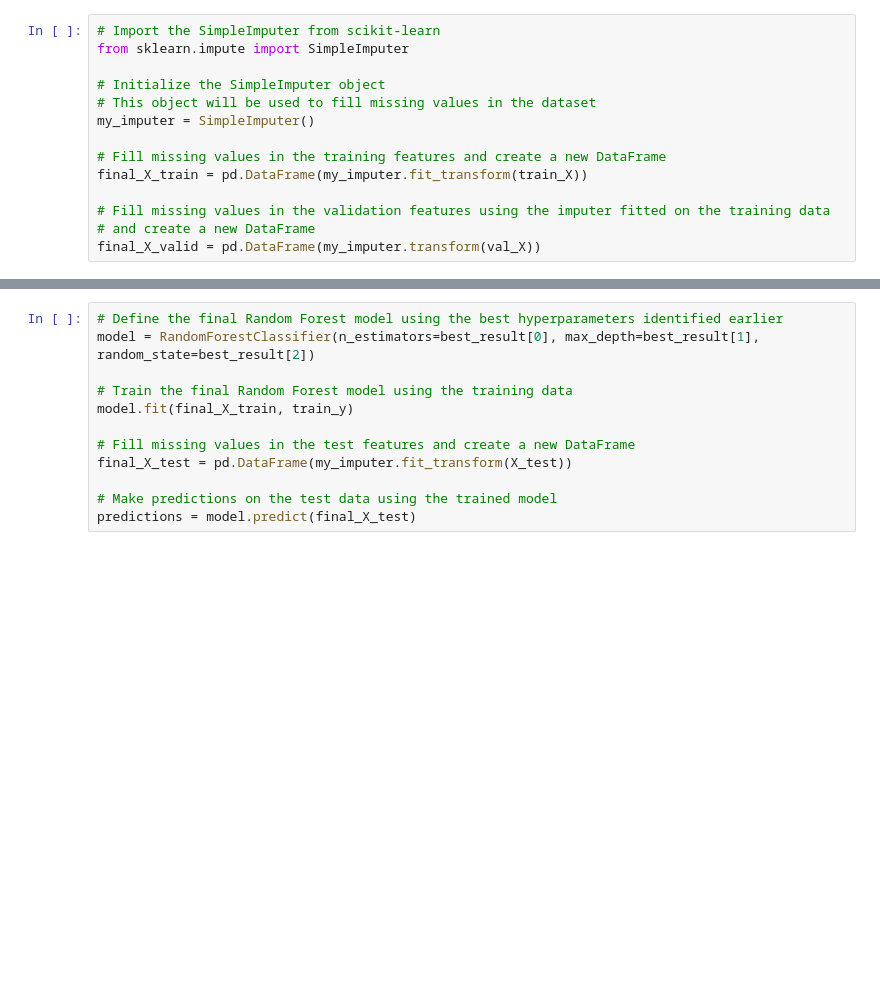
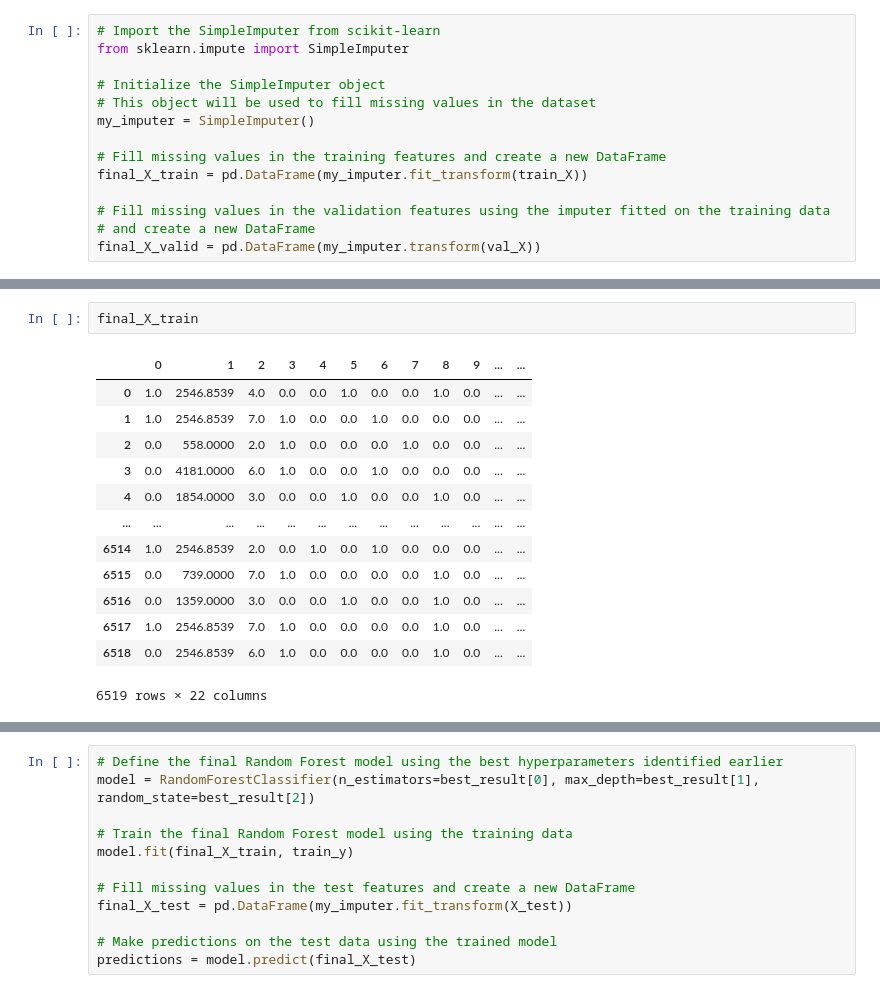
Before and after one commit to tsjendoll/kaggle, a Jupyter notebook: spaceship-titanic.ipynb, the cells around one changed output, grey strips where cells are left out. Cells and saved outputs as stored; diff of their text form; blank space fills up the shorter version.

```diff
--- a/spaceship-titanic.ipynb
+++ b/spaceship-titanic.ipynb
@@ -189,3 +312,19 @@ final_X_valid = pd.DataFrame(my_imputer.transform(val_X))
+# %%
+final_X_train
+# %% [output]
+|  | 0 | 1 | 2 | 3 | 4 | 5 | 6 | 7 | 8 | 9 | ... | ... |
+| 0 | 1.0 | 2546.8539 | 4.0 | 0.0 | 0.0 | 1.0 | 0.0 | 0.0 | 1.0 | 0.0 | ... | ... |
+| 1 | 1.0 | 2546.8539 | 7.0 | 1.0 | 0.0 | 0.0 | 1.0 | 0.0 | 0.0 | 0.0 | ... | ... |
+| 2 | 0.0 | 558.0000 | 2.0 | 1.0 | 0.0 | 0.0 | 0.0 | 1.0 | 0.0 | 0.0 | ... | ... |
+| 3 | 0.0 | 4181.0000 | 6.0 | 1.0 | 0.0 | 0.0 | 1.0 | 0.0 | 0.0 | 0.0 | ... | ... |
+| 4 | 0.0 | 1854.0000 | 3.0 | 0.0 | 0.0 | 1.0 | 0.0 | 0.0 | 1.0 | 0.0 | ... | ... |
+| ... | ... | ... | ... | ... | ... | ... | ... | ... | ... | ... | ... | ... |
+| 6514 | 1.0 | 2546.8539 | 2.0 | 0.0 | 1.0 | 0.0 | 1.0 | 0.0 | 0.0 | 0.0 | ... | ... |
+| 6515 | 0.0 | 739.0000 | 7.0 | 1.0 | 0.0 | 0.0 | 0.0 | 0.0 | 1.0 | 0.0 | ... | ... |
+| 6516 | 0.0 | 1359.0000 | 3.0 | 0.0 | 0.0 | 1.0 | 0.0 | 0.0 | 1.0 | 0.0 | ... | ... |
+| 6517 | 1.0 | 2546.8539 | 7.0 | 1.0 | 0.0 | 0.0 | 0.0 | 0.0 | 1.0 | 0.0 | ... | ... |
+| 6518 | 0.0 | 2546.8539 | 6.0 | 1.0 | 0.0 | 0.0 | 0.0 | 0.0 | 1.0 | 0.0 | ... | ... |
+6519 rows × 22 columns
 # %%
 # Define lists of hyperparameters to be tested
 n_estimators_list = [100, 150, 200]  # Number of trees in the Random Forest
```
Also changed, not shown: parts of 23 cells of this notebook.
